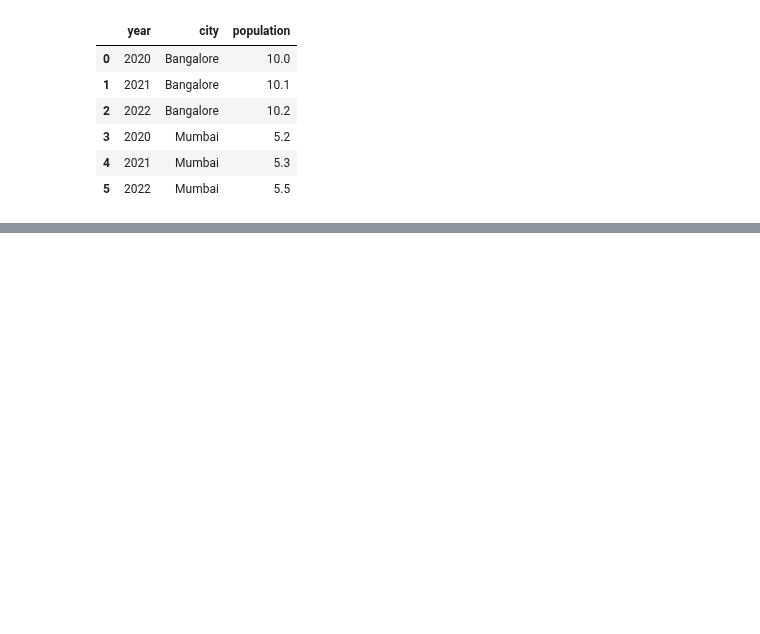
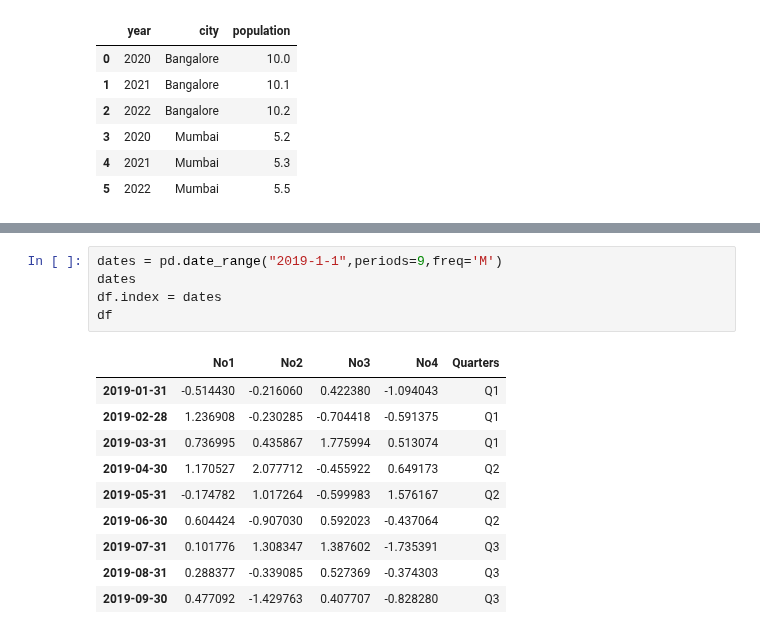
Before and after one commit to DoTheDishesPlz/ML, a Jupyter notebook: 3.Pandas.ipynb, the cells around one changed output, grey strips where cells are left out. Drawn from its saved outputs; the diff is of its cells as text; blank space fills up the shorter version.

```diff
--- a/3.Pandas.ipynb
+++ b/3.Pandas.ipynb
@@ -120,0 +219,16 @@ df2.plot.area(stacked=False)
+# %%
+dates = pd.date_range("2019-1-1",periods=9,freq='M')
+dates
+df.index = dates
+df
+# %% [output]
+|  | No1 | No2 | No3 | No4 | Quarters |
+| 2019-01-31 | -0.514430 | -0.216060 | 0.422380 | -1.094043 | Q1 |
+| 2019-02-28 | 1.236908 | -0.230285 | -0.704418 | -0.591375 | Q1 |
+| 2019-03-31 | 0.736995 | 0.435867 | 1.775994 | 0.513074 | Q1 |
+| 2019-04-30 | 1.170527 | 2.077712 | -0.455922 | 0.649173 | Q2 |
+| 2019-05-31 | -0.174782 | 1.017264 | -0.599983 | 1.576167 | Q2 |
+| 2019-06-30 | 0.604424 | -0.907030 | 0.592023 | -0.437064 | Q2 |
+| 2019-07-31 | 0.101776 | 1.308347 | 1.387602 | -1.735391 | Q3 |
+| 2019-08-31 | 0.288377 | -0.339085 | 0.527369 | -0.374303 | Q3 |
+| 2019-09-30 | 0.477092 | -1.429763 | 0.407707 | -0.828280 | Q3 |
```
Also changed, not shown: parts of 36 cells of this notebook.
